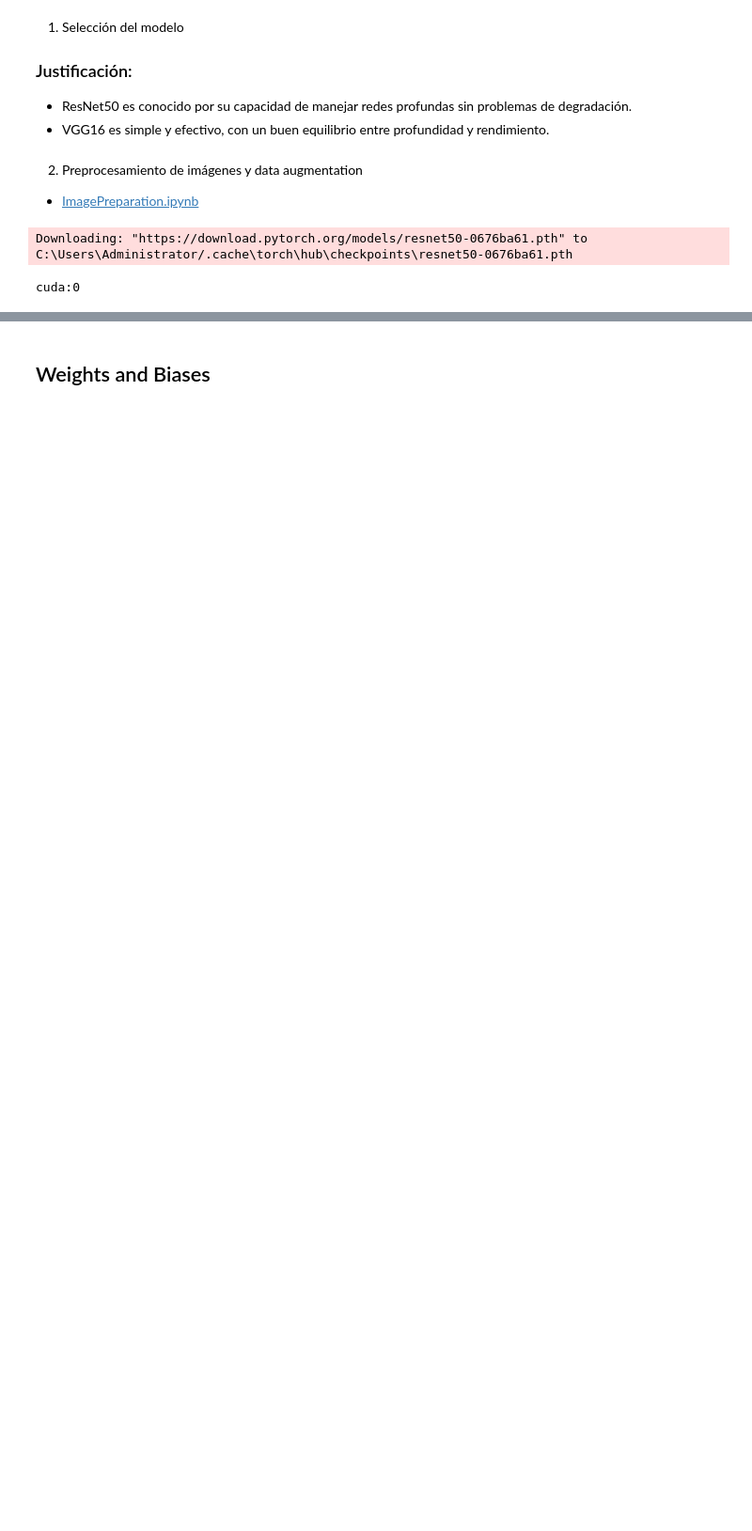
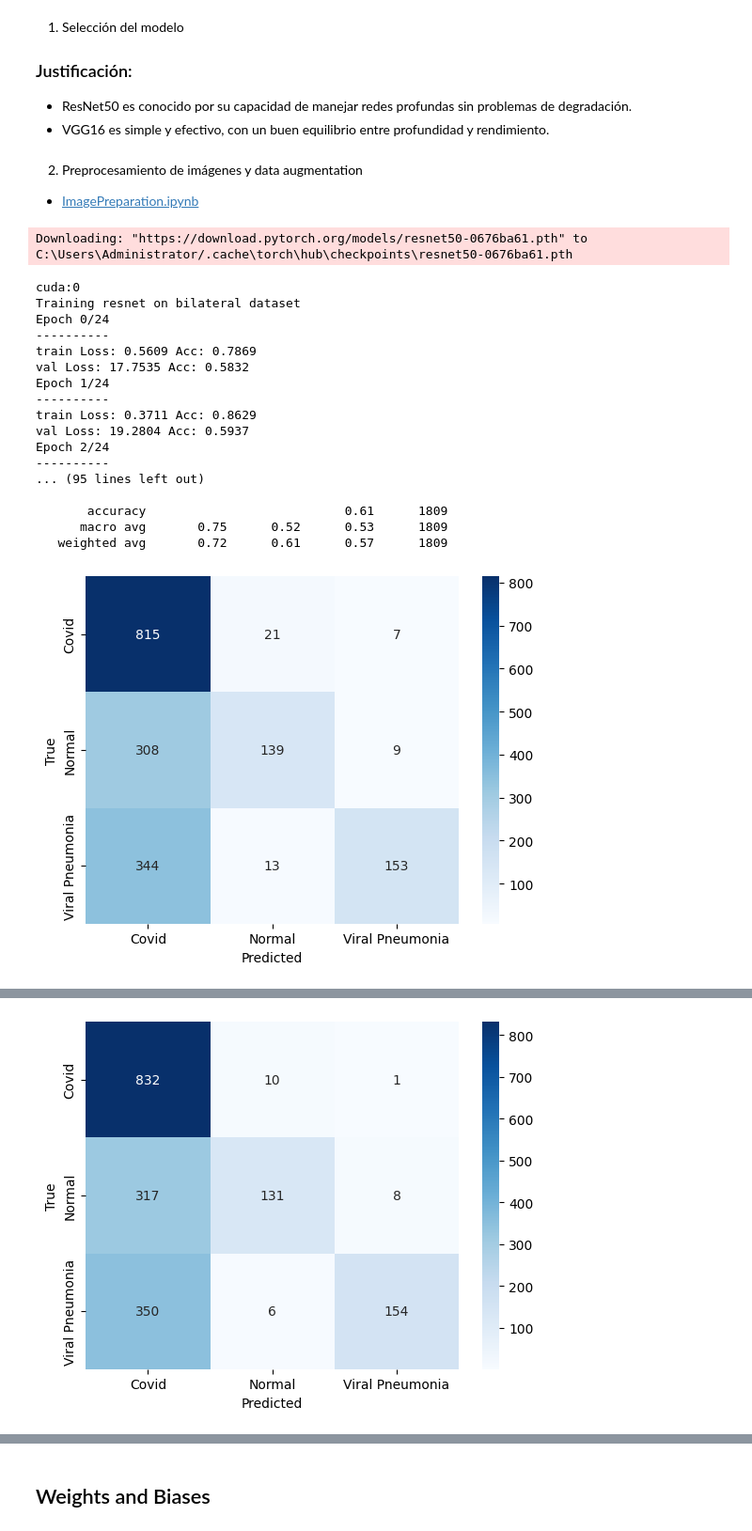
Before and after one commit to pollog09/Covid, a Jupyter notebook: ModelTraining.ipynb, the cells around one changed output, grey strips where cells are left out. Shown at 94% size. Saved outputs shown, nothing was run; the diff lists cells and outputs as text; code cells hidden in the pictures; blank space fills up the shorter version.

Commit message:
Update .gitignore, requirements, and model evaluation images

```diff
--- a/ModelTraining.ipynb
+++ b/ModelTraining.ipynb
@@ -152,31 +152,48 @@ dataset_sizes = {
     'val': {x: len(val_datasets[x]) for x in ['bilateral', 'raw', 'canny']}
 }
 
 # Definir los modelos a entrenar
 models_to_train = {
     'resnet': models.resnet50(pretrained=True),
     'vgg': models.vgg16(pretrained=True)
 }
 
 for model_name, model in models_to_train.items():
     for param in model.parameters():
         param.requires_grad = False
 
     if model_name == 'resnet':
         num_ftrs = model.fc.in_features
         model.fc = nn.Linear(num_ftrs, len(class_names))
     elif model_name == 'vgg':
         num_ftrs = model.classifier[6].in_features
         model.classifier[6] = nn.Linear(num_ftrs, len(class_names))
 
     model = model.to(device)
     criterion = nn.CrossEntropyLoss()
     optimizer = optim.SGD(model.fc.parameters() if model_name == 'resnet' else model.classifier[6].parameters(), lr=0.001, momentum=0.9)
 
     for dataset in ['bilateral', 'raw', 'canny']:
         print(f'Training {model_name} on {dataset} dataset')
         model = train_model(model, criterion, optimizer, dataloaders, dataset_sizes)
         torch.save(model.state_dict(), f'{model_name}_{dataset}.pth')
-        #evaluate_model(model, dataloaders, dataset_sizes)
+        evaluate_model(model, dataloaders, dataset_sizes)
 # %% [output]
 cuda:0
+Training resnet on bilateral dataset
+Epoch 0/24
+----------
+train Loss: 0.5609 Acc: 0.7869
+val Loss: 17.7535 Acc: 0.5832
+Epoch 1/24
+----------
+train Loss: 0.3711 Acc: 0.8629
+val Loss: 19.2804 Acc: 0.5937
+Epoch 2/24
+----------
+... (95 lines left out)
+
+       accuracy                           0.61      1809
+      macro avg       0.75      0.52      0.53      1809
+   weighted avg       0.72      0.61      0.57      1809
+[figure, added]
@@ -199,0 +217 @@ val Loss: 0.5208 Acc: 0.7267
+[figure, added]
```
Also changed, not shown: parts of 5 cells of this notebook, 18 other files.
